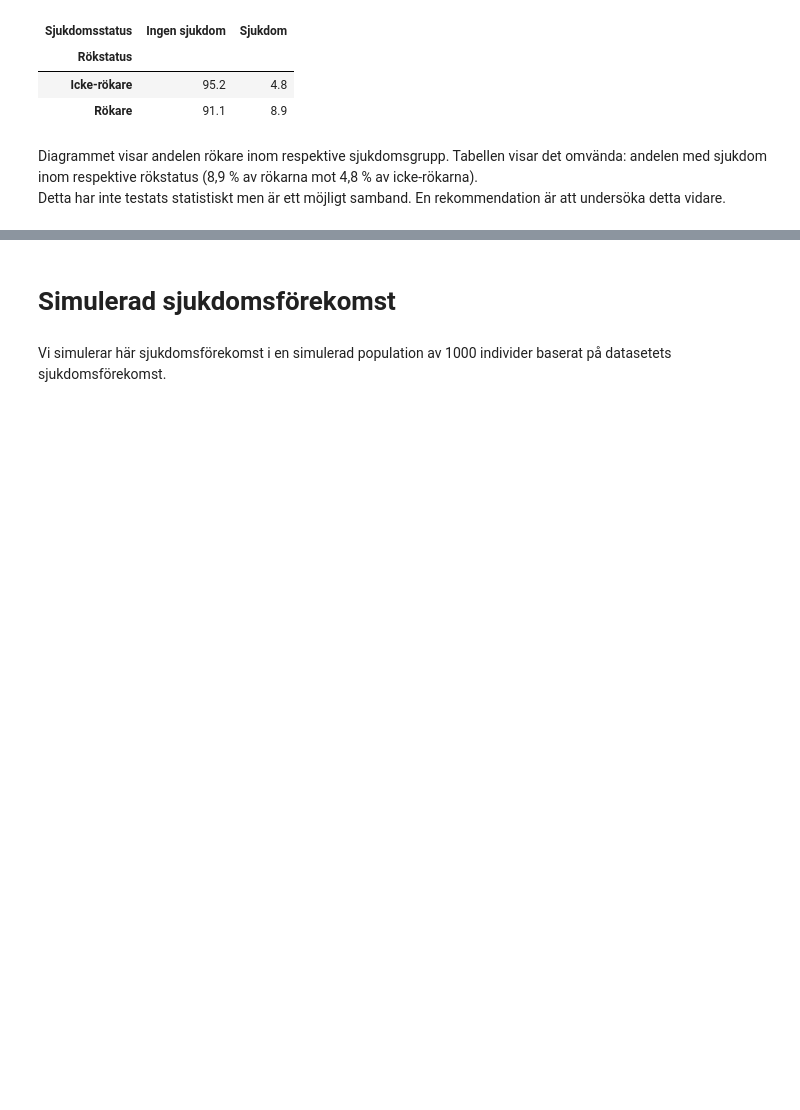
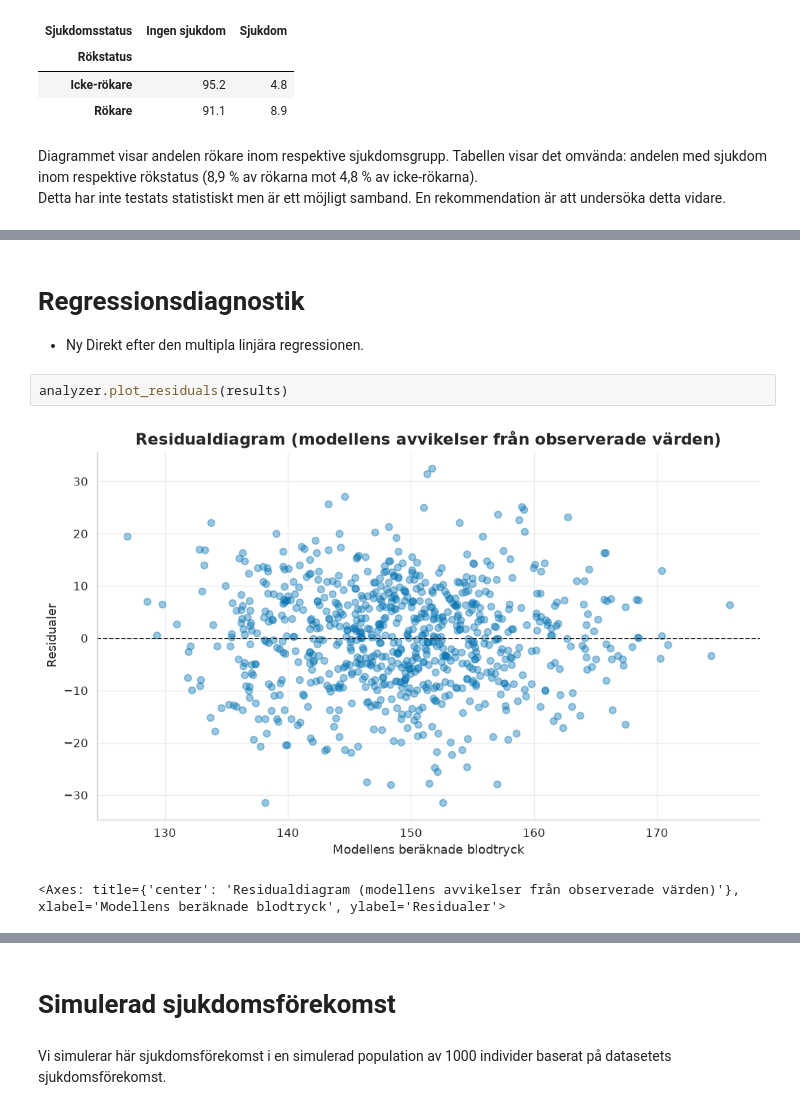
Before and after one commit to Hakan-Fridlund/PYSTDA45-assignment_health_study, a Jupyter notebook: notebooks/health_study_part2.ipynb, the cells around one changed output, grey strips where cells are left out. Cells and saved outputs as stored; diff of their text form; blank space fills up the shorter version.

```diff
--- a/notebooks/health_study_part2.ipynb
+++ b/notebooks/health_study_part2.ipynb
@@ -256,0 +295,8 @@ Detta har inte testats statistiskt men är ett möjligt samband. En rekommendati
+# %% [markdown]
+# Regressionsdiagnostik
+* Ny Direkt efter den multipla linjära regressionen.
+# %%
+analyzer.plot_residuals(results)
+# %% [output]
+[figure, added]
+<Axes: title={'center': 'Residualdiagram (modellens avvikelser från observerade värden)'}, xlabel='Modellens beräknade blodtryck', ylabel='Residualer'>
```
Also changed, not shown: parts of 9 cells of this notebook, 3 other files.
